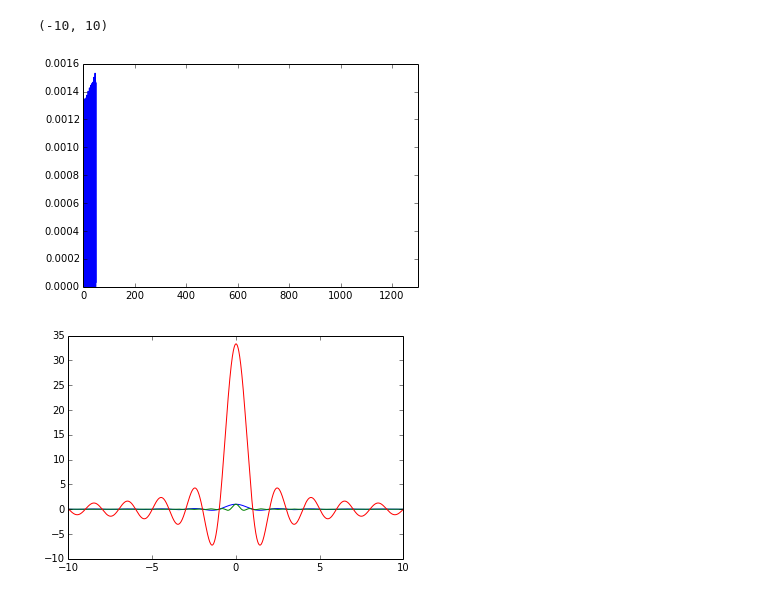
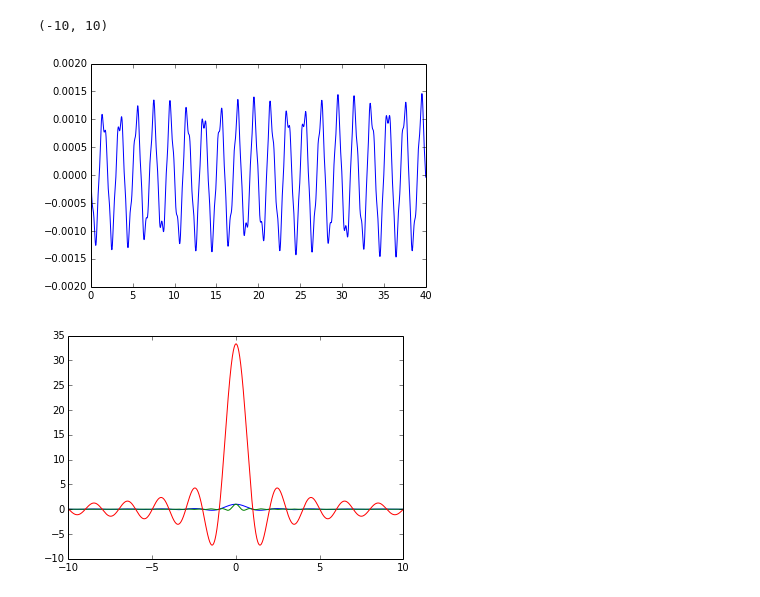
Before and after one commit to wachtlerlab/RWeiss, a Jupyter notebook: ft spektrum sinus freqchange.ipynb, the cells around one changed output. Saved outputs shown, nothing was run; the diff lists cells and outputs as text; code cells hidden in the pictures.

```diff
--- a/ft spektrum sinus freqchange.ipynb
+++ b/ft spektrum sinus freqchange.ipynb
@@ -1,19 +1,19 @@
 # %%
 x = arange(-50,50,0.01)
 a, b, c = 300., 1200., 10.
 S = sinc(x-a)+((exp(1j*x*c))*sinc(x-b))
-plot(x,abs(S))
-plt.xlim(0,1300)
+plot(x,real(S))
+plt.xlim(0,40)
 
 figure()
 u = sinc(x)
 v = sinc(3*x)
 w = convolve(u,v, 'same')
 plot(x,u)
 plot(x,v)
 plot(x,w)
 plt.xlim(-10,10)
 # %% [output]
 (-10, 10)
-[figure, old version]
+[figure, new version]
 [figure]
```
Also changed, not shown: 9 other files.
